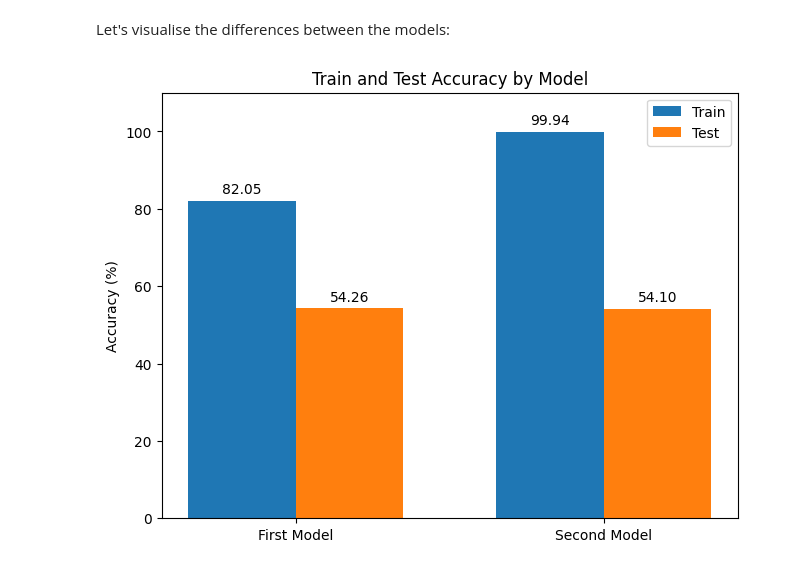
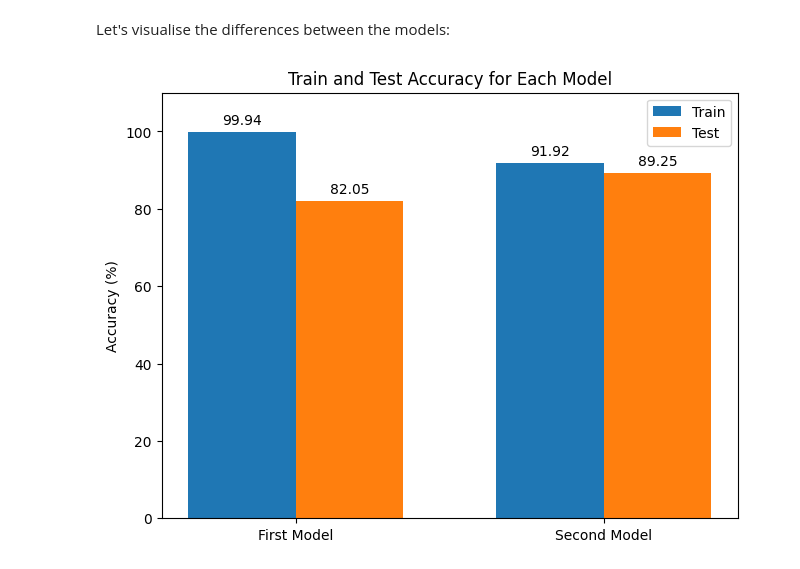
Before and after one commit to TudorMurariu/Telling-birds-from-airplanes, a Jupyter notebook: model.ipynb, the cells around one changed output. Cells and saved outputs as stored; diff of their text form; code cells hidden in the pictures.

```diff
--- a/model.ipynb
+++ b/model.ipynb
@@ -228,35 +226,36 @@ Let's visualise the differences between the models:
 # %%
 import matplotlib.pyplot as plt
 import numpy as np
 
 types = ['Train', 'Test']
-firstModelAcc = [82.05, 99.94]
-secondModelAcc = [54.26, 54.1]
+firstModelAcc = [99.94, 82.05]
+secondModelAcc = [91.92, 89.25]
 
-x = np.arange(len(types))
+x = np.array([0, 1])
 width = 0.35
 
-x1 = x
-x2 = x + 2
+x_train = x - width / 2
+x_test = x + width / 2
 
 fig, ax = plt.subplots(layout='constrained')
-rects1 = ax.bar(x1, firstModelAcc, width, label='First Model', color='tab:blue')
-rects2 = ax.bar(x2, secondModelAcc, width, label='Second Model', color='tab:orange')
+
+train_bars = ax.bar(x_train[0], firstModelAcc[0], width, color='tab:blue', label='Train')
+test_bars = ax.bar(x_test[0], firstModelAcc[1], width, color='tab:orange', label='Test')
+
+train_bars2 = ax.bar(x_train[1], secondModelAcc[0], width, color='tab:blue')
+test_bars2 = ax.bar(x_test[1], secondModelAcc[1], width, color='tab:orange')
 
 ax.set_ylabel('Accuracy (%)')
-ax.set_title('Train/Test Accuracy for Each Model')
-ax.set_xticks([0, 1, 2, 3])
-ax.set_xticklabels(['Train', 'Test', 'Train', 'Test'])
+ax.set_title('Train and Test Accuracy for Each Model')
+ax.set_xticks(x)
+ax.set_xticklabels(['First Model', 'Second Model'])
+ax.set_ylim(0, 110)
 ax.legend()
 
-ax.text(0.5, -10, 'First Model', ha='center', va='center', fontsize=10)
-ax.text(2.5, -10, 'Second Model', ha='center', va='center', fontsize=10)
-
-ax.bar_label(rects1, padding=3, fmt='%.2f')
-ax.bar_label(rects2, padding=3, fmt='%.2f')
-
-ax.set_ylim(0, 110)
-
+ax.bar_label(train_bars, padding=3, fmt='%.2f')
+ax.bar_label(test_bars, padding=3, fmt='%.2f')
+ax.bar_label(train_bars2, padding=3, fmt='%.2f')
+ax.bar_label(test_bars2, padding=3, fmt='%.2f')
 plt.show()
 # %% [output]
-[figure, old version]
+[figure, new version]
```
Also changed, not shown: parts of 5 cells of this notebook.
